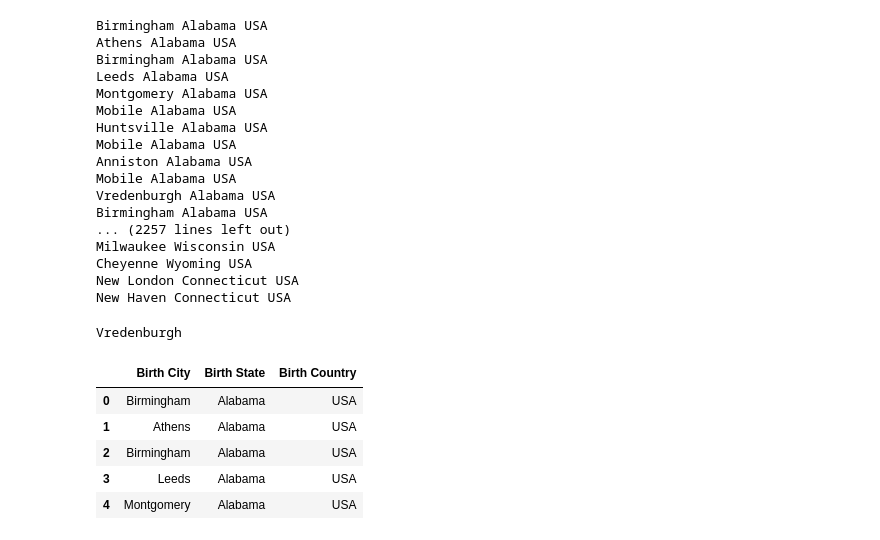
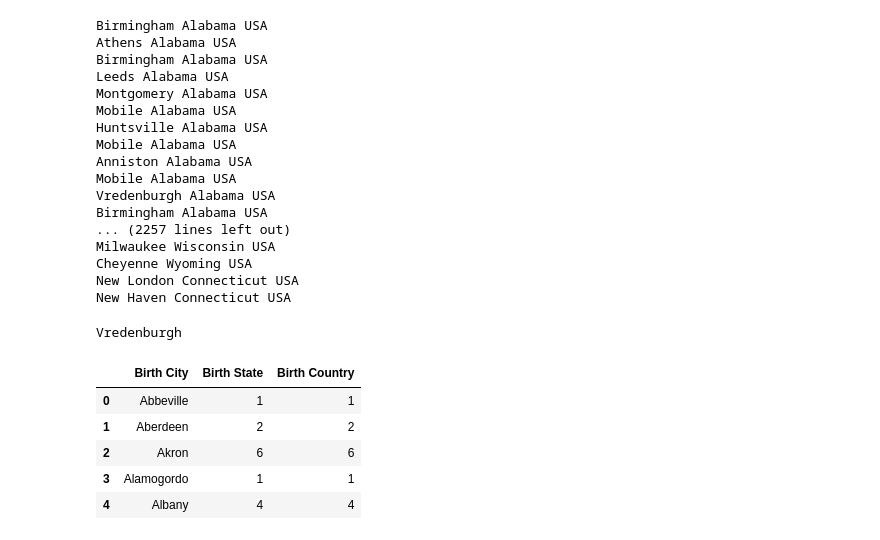
Before and after one commit to gibbyahmad/nba_heat_map, a Jupyter notebook: google_heat_maps.ipynb, the cells around one changed output. Drawn from its saved outputs; the diff is of its cells as text; code cells hidden in the pictures.

```diff
--- a/google_heat_maps.ipynb
+++ b/google_heat_maps.ipynb
@@ -80,16 +80,22 @@ Vredenburgh
 #build API url to call geocode
 base_URL = 'https://api.opencagedata.com/geocode/v1/json?q='
 key_string = '&key=' + geocode_API
-# %%
-cities = NBA_heat_maps[['Birth City', 'Birth State', 'Birth Country']]
-
-cities.head()
-# %% [output]
-|  | Birth City | Birth State | Birth Country |
-| 0 | Birmingham | Alabama | USA |
-| 1 | Athens | Alabama | USA |
-| 2 | Birmingham | Alabama | USA |
-| 3 | Leeds | Alabama | USA |
-| 4 | Montgomery | Alabama | USA |
+# %%
+cities_temp = NBA_heat_maps[['Birth City', 'Birth State', 'Birth Country']]
+# print(cities_temp["Birth City"].value_counts())
+cities = cities_temp.groupby(['Birth City']).count()
+cities.reset_index(inplace=True)
+
+# cities.dropna(how='any', inplace=True)
+
+# cities = pd.read_csv('./Resources/PlayingCity.csv')
+cities.head()
+# %% [output]
+|  | Birth City | Birth State | Birth Country |
+| 0 | Abbeville | 1 | 1 |
+| 1 | Aberdeen | 2 | 2 |
+| 2 | Akron | 6 | 6 |
+| 3 | Alamogordo | 1 | 1 |
+| 4 | Albany | 4 | 4 |
 # %%
 results = []
```
Also changed, not shown: parts of 6 cells of this notebook, 2 other files.
